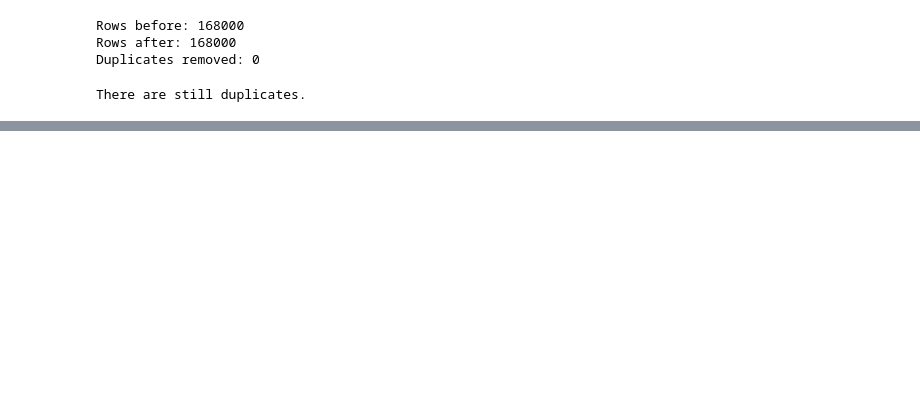
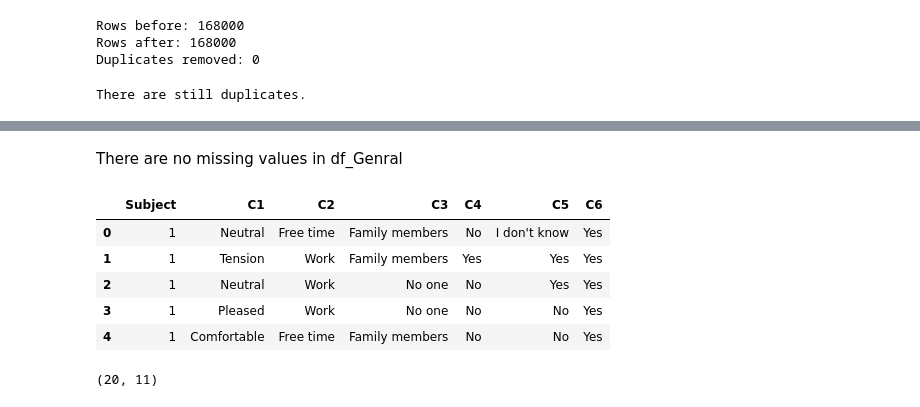
Before and after one commit to FGithaiga/WORK_STRESS, a Jupyter notebook: index.ipynb, the cells around one changed output, grey strips where cells are left out. Saved outputs shown, nothing was run; the diff lists cells and outputs as text; code cells hidden in the pictures; blank space fills up the shorter version.

```diff
--- a/index.ipynb
+++ b/index.ipynb
@@ -241,0 +435,17 @@ There are still duplicates.
+# %% [markdown]
+There are no missing values in df_Genral
+# %%
+df_Instant = pd.read_csv('Data/Survey/instantQuestionnaires.csv')
+df_Instant.head()
+# %% [output]
+|  | Subject | C1 | C2 | C3 | C4 | C5 | C6 |
+| 0 | 1 | Neutral | Free time | Family members | No | I don't know | Yes |
+| 1 | 1 | Tension | Work | Family members | Yes | Yes | Yes |
+| 2 | 1 | Neutral | Work | No one | No | Yes | Yes |
+| 3 | 1 | Pleased | Work | No one | No | No | Yes |
+| 4 | 1 | Comfortable | Free time | Family members | No | No | Yes |
+# %%
+# Checking the shape of the df_Demographic DataFrame
+df_Demographic.shape
+# %% [output]
+(20, 11)
```
Also changed, not shown: parts of 38 cells of this notebook.
